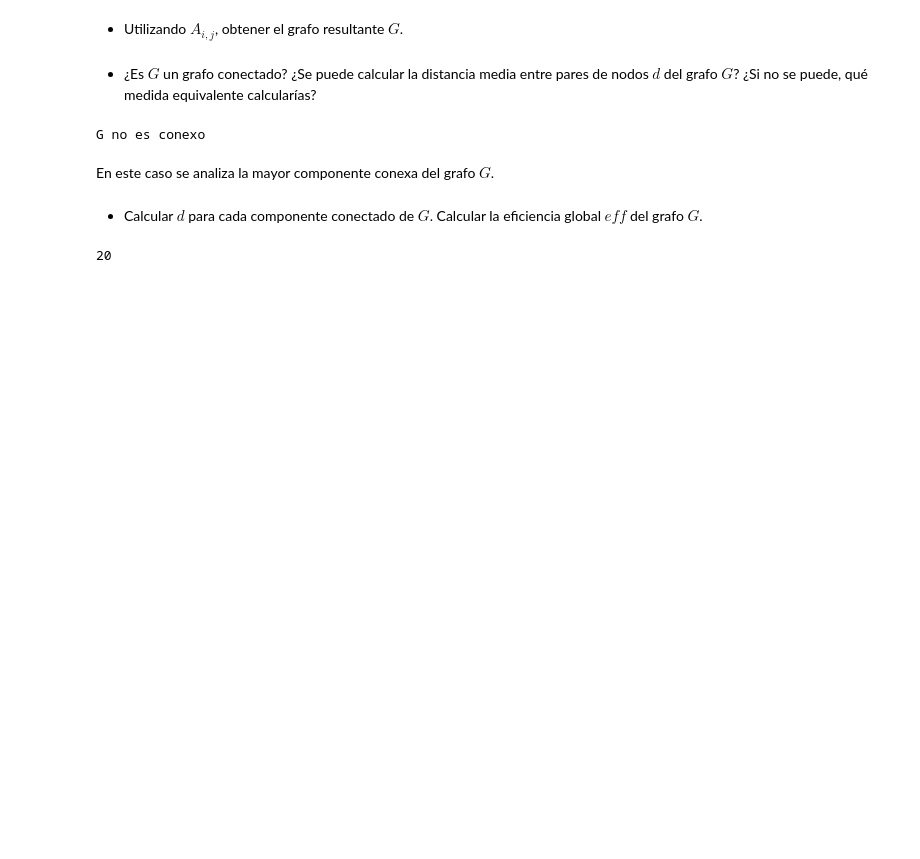
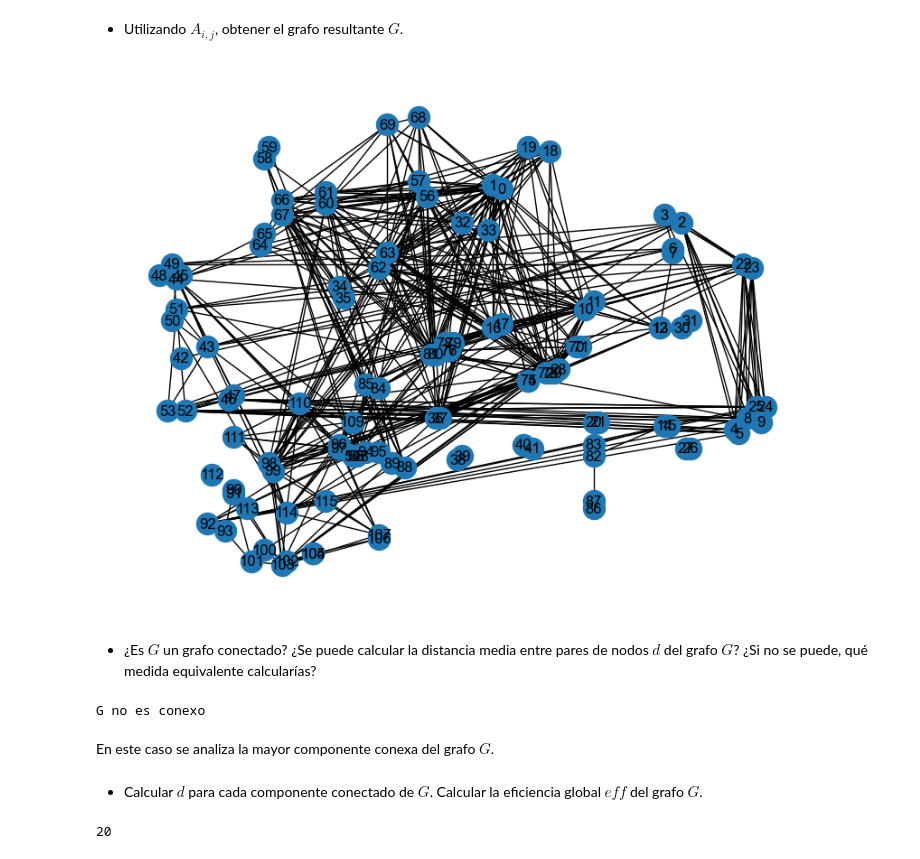
Before and after one commit to MasterUBA-DM-KD/DM_CyT, a Jupyter notebook: TP/Pre_TP2/Solution.ipynb, the cells around one changed output. Cells and saved outputs as stored; diff of their text form; code cells hidden in the pictures; blank space fills up the shorter version.

```diff
--- a/TP/Pre_TP2/Solution.ipynb
+++ b/TP/Pre_TP2/Solution.ipynb
@@ -25,6 +25,15 @@ import matplotlib.pyplot as plt
 
 sns.set_context('poster')
 mpl.rcParams['figure.figsize'] = (8,6)
+# %%
+RANDOM_STATE = 42
+
+np.random.seed(RANDOM_STATE)
+
+RegionsNames = pd.read_csv("../../data/raw/aal_extended_withCoords.csv", header=None, index_col=0)
+RegionsNames.head()
+
+layout=dict(zip(range(116),np.array([RegionsNames[6].values, RegionsNames[7].values]).T))
 # %%
 def density_to_th(W, d):
     n=W.shape[0]
@@ -140,6 +156,18 @@ vf = np.vectorize(f)
 matAdyacNoPesada = vf(matAdyacNoPesada)
 # %%
 G = nx.from_numpy_array(matAdyacNoPesada)
+# %%
+fig = plt.figure(figsize=(8,6))
+
+nx.draw(G, layout, with_labels=True, linewidths =1)
+
+# plt.title('Grafo')
+plt.tight_layout()
+plt.show()
+
+fig.savefig("static/graph.png", bbox_inches='tight', transparent=True)
+# %% [output]
+[figure, added]
 # %% [markdown]
 - ¿Es $G$ un grafo conectado? ¿Se puede calcular la distancia media entre pares de nodos $d$ del grafo $G$? ¿Si no se puede, qué medida equivalente calcularías?
 # %%
```
Also changed, not shown: parts of 59 cells of this notebook, 15 other files.
